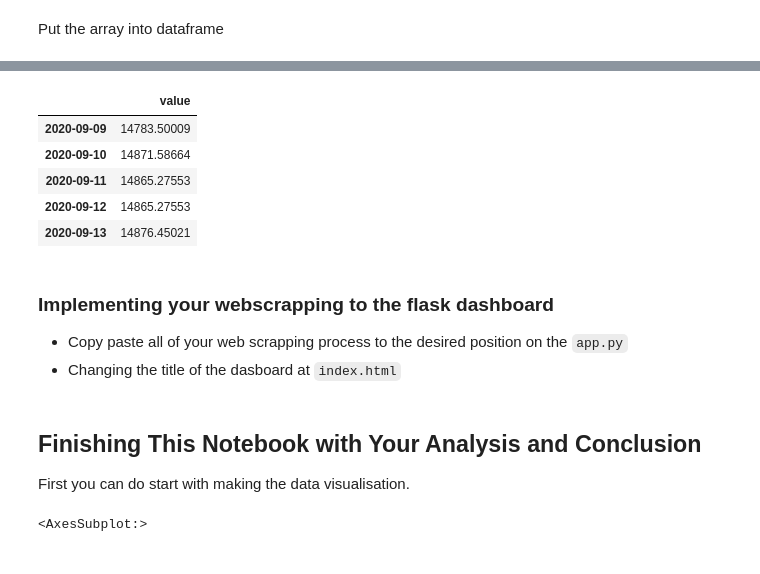
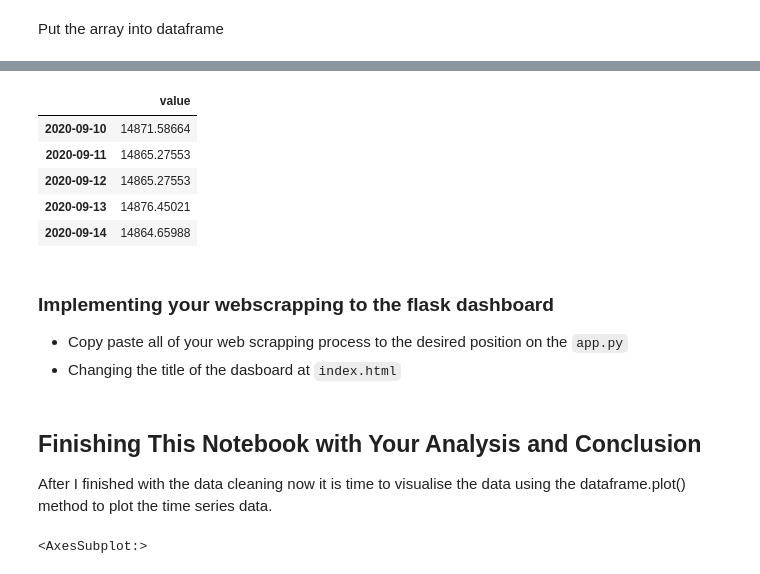
Before and after one commit to palver7/algocapstone_extra_webscraping, a Jupyter notebook: Notebook Skeleton Guide Capstone Beautiful Soup.ipynb, the cells around one changed output, grey strips where cells are left out. Saved outputs shown, nothing was run; the diff lists cells and outputs as text; code cells hidden in the pictures.

Commit message:
Second commit , after adding my own comments

```diff
--- a/Notebook Skeleton Guide Capstone Beautiful Soup.ipynb
+++ b/Notebook Skeleton Guide Capstone Beautiful Soup.ipynb
@@ -123,25 +123,24 @@ df.head()
 # %%
 df = df.set_index("date")
-df = df.reindex(pd.date_range(start='2020-09-09', end='2021-03-08'))
+df = df.reindex(pd.date_range(start='2020-09-10', end='2021-03-09'))
+df['value'] = df['value'].ffill()
+df.head()
+# %% [output]
+|  | value |
+| 2020-09-10 | 14871.58664 |
+| 2020-09-11 | 14865.27553 |
+| 2020-09-12 | 14865.27553 |
+| 2020-09-13 | 14876.45021 |
+| 2020-09-14 | 14864.65988 |
-# %%
-df['value'] = df['value'].ffill()
-df.head()
-# %% [output]
-|  | value |
-| 2020-09-09 | 14783.50009 |
-| 2020-09-10 | 14871.58664 |
-| 2020-09-11 | 14865.27553 |
-| 2020-09-12 | 14865.27553 |
-| 2020-09-13 | 14876.45021 |
 # %% [markdown]
 ### Implementing your webscrapping to the flask dashboard
 
 - Copy paste all of your web scrapping process to the desired position on the `app.py`
 - Changing the title of the dasboard at `index.html`
-# %% [markdown]
-## Finishing This Notebook with Your Analysis and Conclusion
-
-First you can do start with making the data visualisation.
+# %% [markdown]
+## Finishing This Notebook with Your Analysis and Conclusion
+
+After I finished with the data cleaning now it is time to visualise the data using the dataframe.plot() method to plot the time series data.
 # %%
 df.plot()
 # %% [output]
```
Also changed, not shown: parts of 16 cells of this notebook.
